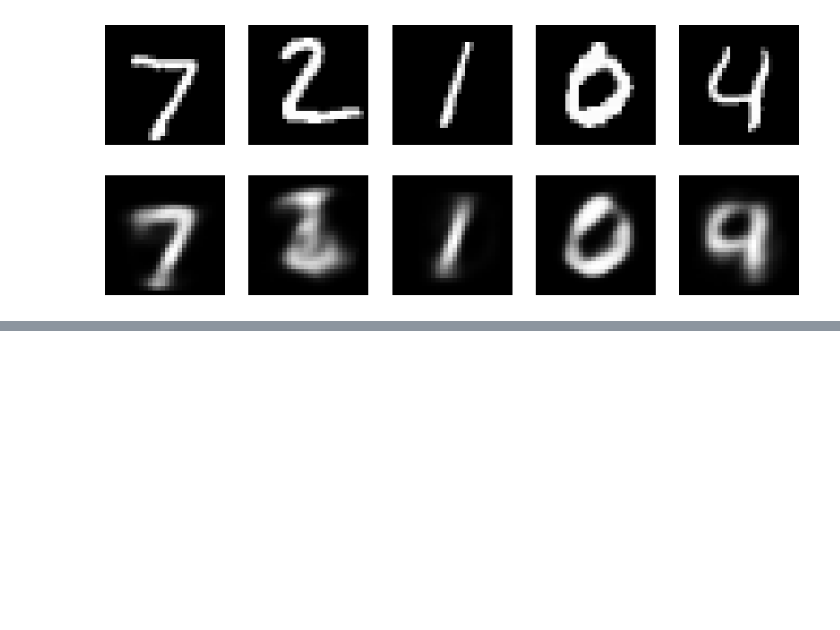
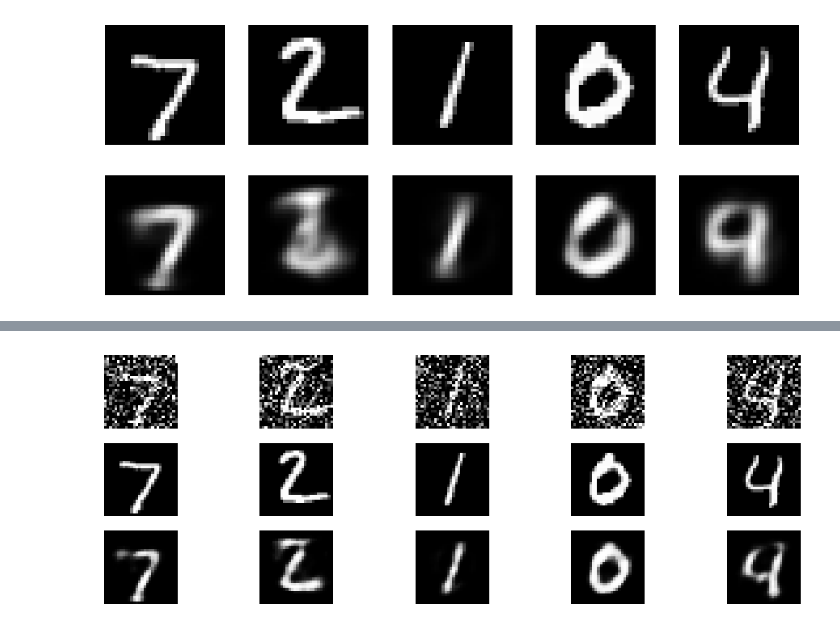
Before and after one commit to bhavanaramakrishna6/dl-practice, a Jupyter notebook: DL_Lab.ipynb, the cells around one changed output, grey strips where cells are left out. Drawn from its saved outputs; the diff is of its cells as text; code cells hidden in the pictures; blank space fills up the shorter version.

```diff
--- a/DL_Lab.ipynb
+++ b/DL_Lab.ipynb
@@ -3949,3 +3949,68 @@ Epoch 10/10
 235/235 ━━━━━━━━━━━━━━━━━━━━ 1s 4ms/step - loss: 0.1922 - val_loss: 0.1902
 313/313 ━━━━━━━━━━━━━━━━━━━━ 1s 2ms/step
 [figure]
+# %%
+import numpy as np
+import matplotlib.pyplot as plt
+from tensorflow.keras.datasets import mnist
+from tensorflow.keras.layers import Input, Dense
+from tensorflow.keras.models import Model
+
+# Load data
+(x_train, _), (x_test, _) = mnist.load_data()
+
+x_train = x_train.astype('float32') / 255.
+x_test = x_test.astype('float32') / 255.
+
+x_train = x_train.reshape((len(x_train), 784))
+x_test = x_test.reshape((len(x_test), 784))
+
+# Add noise
+noise_factor = 0.5
+
+x_train_noisy = x_train + noise_factor * np.random.normal(size=x_train.shape)
+x_test_noisy = x_test + noise_factor * np.random.normal(size=x_test.shape)
+
+x_train_noisy = np.clip(x_train_noisy, 0., 1.)
+x_test_noisy = np.clip(x_test_noisy, 0., 1.)
+
+# Model
+input_img = Input(shape=(784,))
+encoded = Dense(128, activation='relu')(input_img)
+encoded = Dense(64, activation='relu')(encoded)
+decoded = Dense(784, activation='sigmoid')(encoded)
+
+autoencoder = Model(input_img, decoded)
+
+autoencoder.compile(optimizer='adam', loss='binary_crossentropy')
+
+# Train
+autoencoder.fit(x_train_noisy, x_train,
+                epochs=10,
+                batch_size=256,
+                shuffle=True,
+                validation_data=(x_test_noisy, x_test))
+
+# Test
+decoded_imgs = autoencoder.predict(x_test_noisy)
+
+# Display
+plt.figure(figsize=(12,4))
+for i in range(5):
+    # noisy
+    ax = plt.subplot(3,5,i+1)
+    plt.imshow(x_test_noisy[i].reshape(28,28))
+    plt.gray(); ax.axis('off')
+
+    # original
+    ax = plt.subplot(3,5,i+6)
+    plt.imshow(x_test[i].reshape(28,28))
+    plt.gray(); ax.axis('off')
+
+    # reconstructed
+    ax = plt.subplot(3,5,i+11)
+    plt.imshow(decoded_imgs[i].reshape(28,28))
+    plt.gray(); ax.axis('off')
+
+plt.show()
+# %% [output]
@@ -3951,0 +4034 @@ Epoch 10/10
+[figure, added]
```
Also changed, not shown: parts of 5 cells of this notebook.
